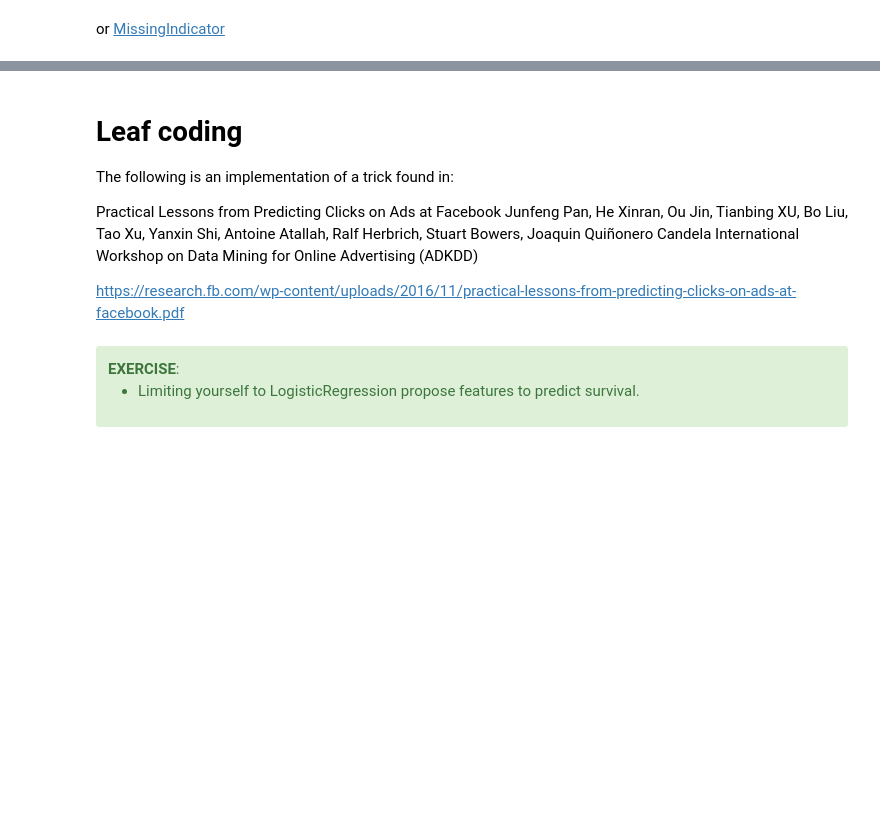
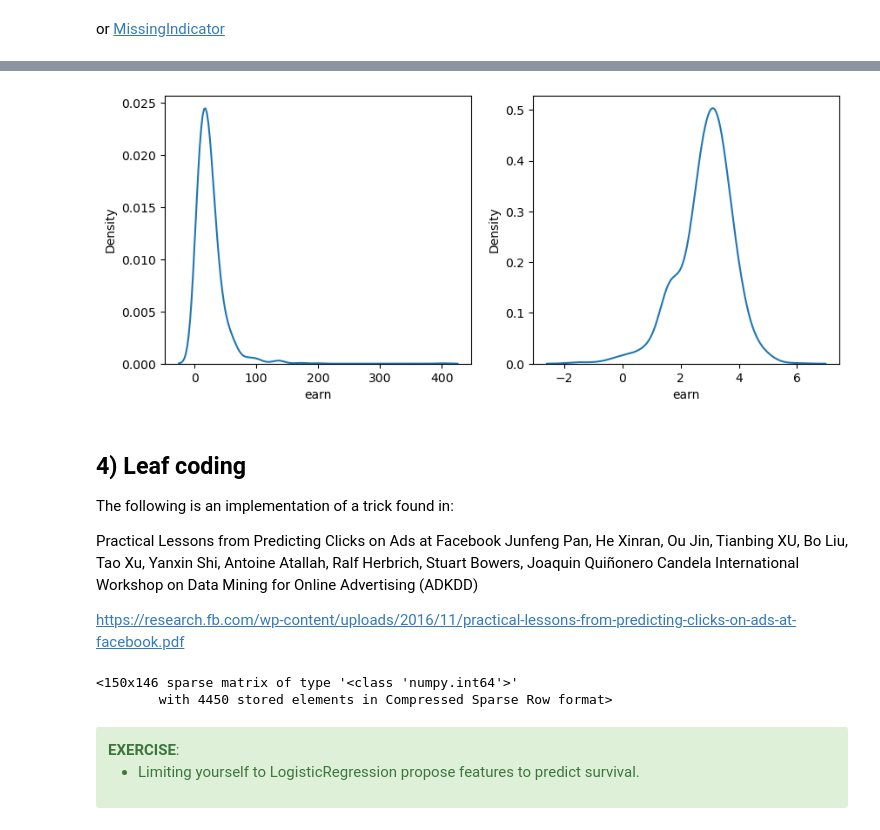
Before and after one commit to x-datascience-datacamp/datacamp-master, a Jupyter notebook: 06_feature_engineering/01-feature_engineering.ipynb, the cells around one changed output, grey strips where cells are left out. Cells and saved outputs as stored; diff of their text form; code cells hidden in the pictures; blank space fills up the shorter version.

```diff
--- a/06_feature_engineering/01-feature_engineering.ipynb
+++ b/06_feature_engineering/01-feature_engineering.ipynb
@@ -324,5 +678,17 @@ FunctionTransformer(func=np.log).fit_transform(X)
+# %%
+import pandas as pd
+df_earnings = pd.read_csv('./earnings.csv')
+df_earnings = df_earnings.dropna()
+y = df_earnings['earn']/1000
+y = y[y > 0]
+ylog = np.log(y)
+fig, ax = plt.subplots(figsize=(10,4), ncols=2)
+for axi, yplot in zip(ax, [y, ylog]):
+    sns.kdeplot(yplot, ax=axi, bw_adjust=1.5)
+# %% [output]
+[figure, added]
 # %% [markdown]
-# Leaf coding
+## 4) Leaf coding
 
 The following is an implementation of a trick found in:
 
@@ -399,6 +765,9 @@ from sklearn.datasets import load_iris
 X, y = load_iris(return_X_y=True)
 
 TreeTransform(boosted_trees).fit_transform(X, y)
+# %% [output]
+<150x146 sparse matrix of type '<class 'numpy.int64'>'
+        with 4450 stored elements in Compressed Sparse Row format>
 # %% [markdown]
 <div class="alert alert-success">
     <b>EXERCISE</b>:
```
Also changed, not shown: parts of 60 cells of this notebook, 4 other files.
